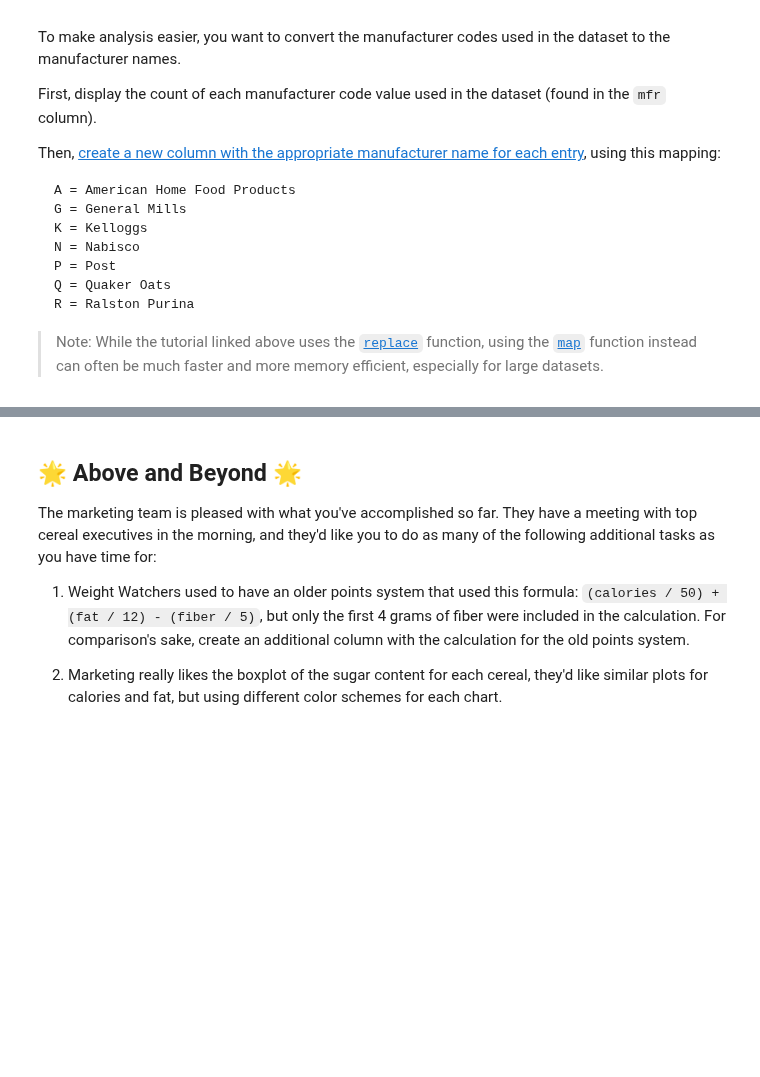
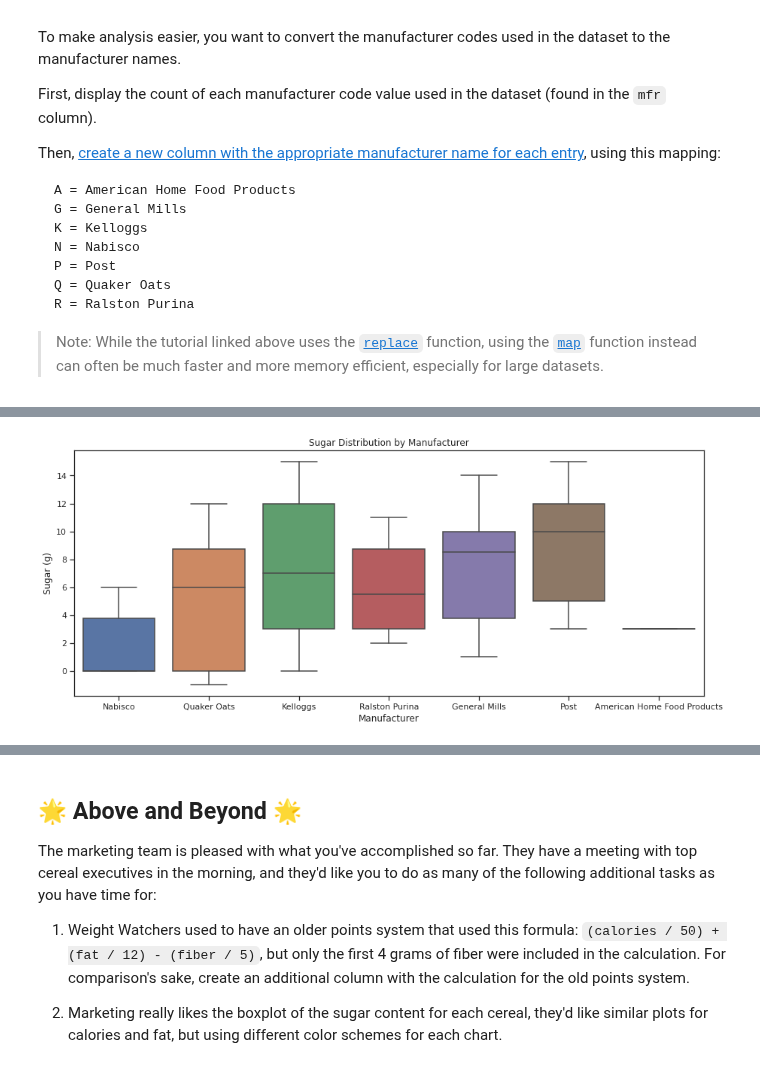
Before and after one commit to byui-cse/cse450-course, a Jupyter notebook: notebooks/Exploration_02_Solved.ipynb, the cells around one changed output, grey strips where cells are left out. Cells and saved outputs as stored; diff of their text form; code cells hidden in the pictures; blank space fills up the shorter version.

```diff
--- a/notebooks/Exploration_02_Solved.ipynb
+++ b/notebooks/Exploration_02_Solved.ipynb
@@ -239,0 +254,12 @@ alt.Chart(cereal).mark_boxplot(size=50).encode(
+# %%
+# A box plot showing the distribution of sugar content by manufacturer.
+plt.figure(figsize=(15,6))
+
+boxplot = sns.boxplot(data=cereal, x='mfr_name', y='sugars')
+boxplot.set_title("Sugar Distribution by Manufacturer")
+boxplot.set_ylabel("Sugar (g)")
+boxplot.set_xlabel("Manufacturer")
+
+plt.show()
+# %% [output]
+[figure, added]
```
Also changed, not shown: parts of 32 cells of this notebook.
